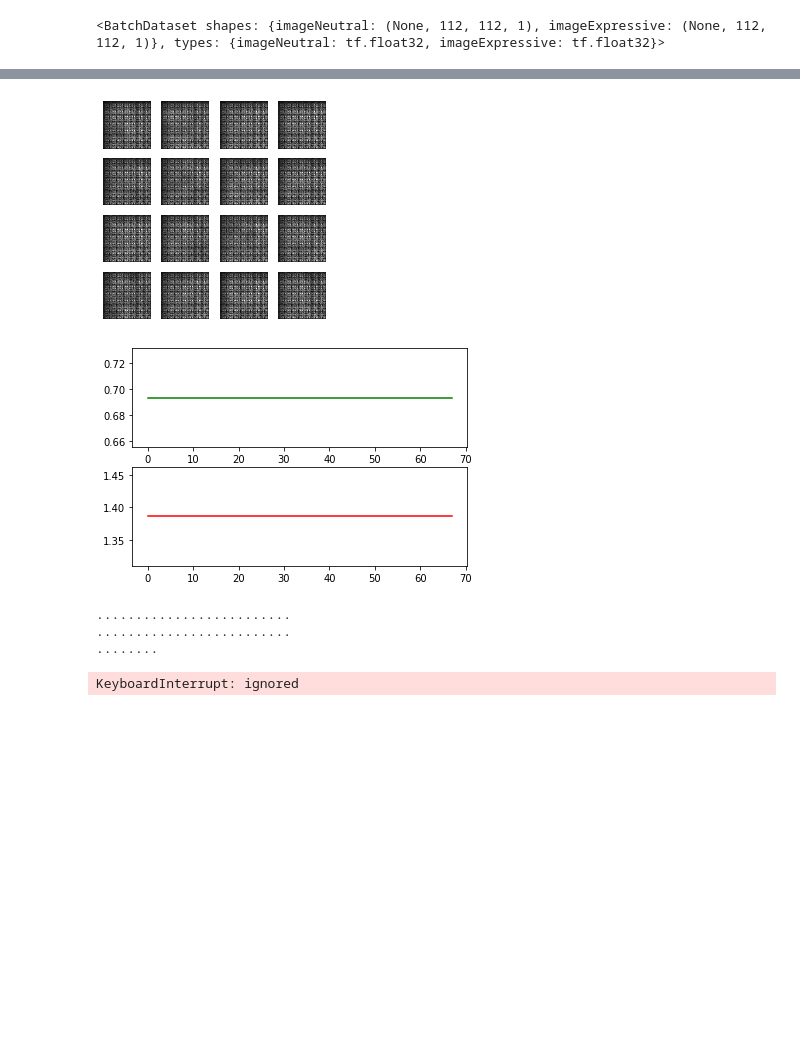
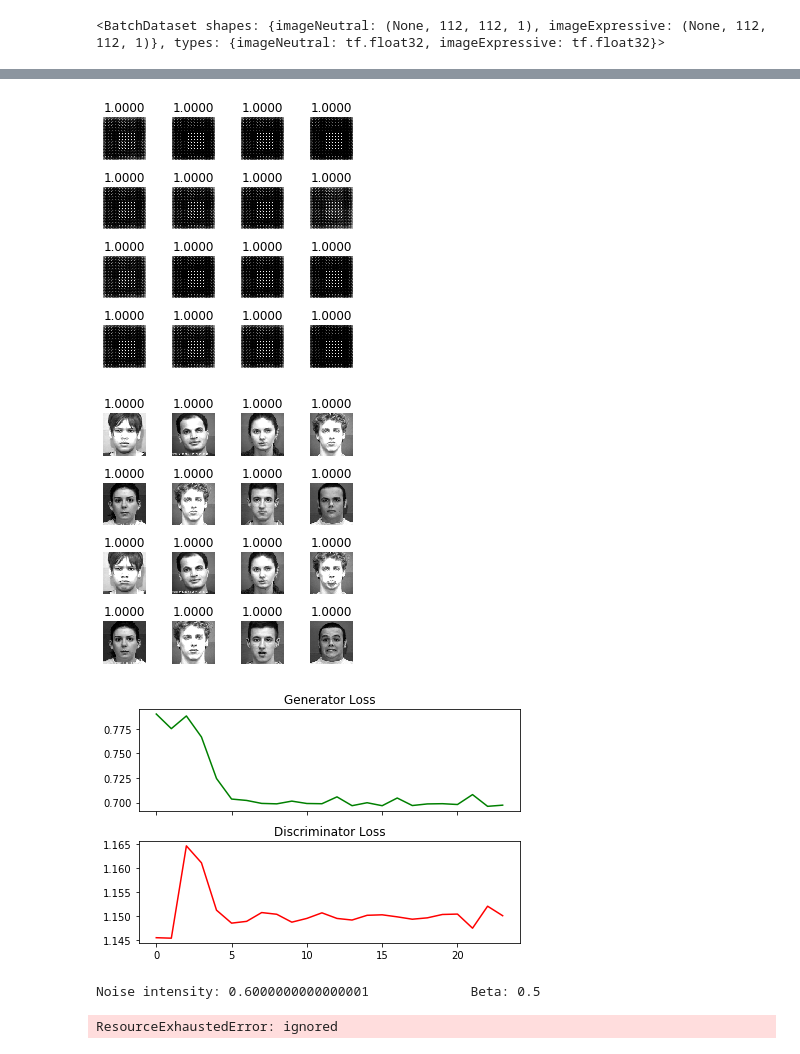
Before and after one commit to willtc111/StoicNet, a Jupyter notebook: Trainer.ipynb, the cells around one changed output, grey strips where cells are left out. Drawn from its saved outputs; the diff is of its cells as text; code cells hidden in the pictures; blank space fills up the shorter version.

Commit message:
Discriminator thinks everything is real...

```diff
--- a/Trainer.ipynb
+++ b/Trainer.ipynb
@@ -62,13 +66,15 @@ def parser(record):
     imageNeutral = tf.image.resize(imageNeutral, size=[IMG_HEIGHT,IMG_WIDTH])
     imageExpressive = tf.image.resize(imageExpressive, size=[IMG_HEIGHT,IMG_WIDTH])
 
-    imageNeutral /= 255
-    imageExpressive /= 255
+    imageNeutral /= (255/2)
+    imageExpressive /= (255/2)
+    imageNeutral -= 1
+    imageExpressive -= 1
 
     return {"imageNeutral":imageNeutral, "imageExpressive":imageExpressive}
 # %%
 
-BATCH_SIZE = 100
+BATCH_SIZE = 50
 
 DB_PATH = '/content/drive/My Drive/StoicNetData/'
 raw_train = tf.data.TFRecordDataset(DB_PATH + "train.tfrecords")
@@ -209,6 +226,7 @@ class Discriminator(tf.keras.Model):
             tf.keras.layers.Dense(1, activation='sigmoid'),
         ], name="discriminator")
 
+    @tf.function
     def decide(self, x):
         return self.discriminator(x)
 # %%
@@ -316,6 +357,6 @@ def plot_GAN_loss(ls):
 # Get this round's inspirational photo...
 for image_features in parsed_train.take(1):
     image_raw = image_features['imageExpressive'].numpy()
-    plt.imshow(np.squeeze(image_raw[0,:,:,:]), cmap='gray', vmin=0, vmax=1)
+    plt.imshow(np.squeeze(image_raw[0,:,:,:]+np.random.normal(0.0, 0.6, [112,112,1])), cmap='gray', vmin=-1, vmax=1)
     plt.show()
 # %% [output]
@@ -323,21 +364,29 @@ for image_features in parsed_train.take(1):
 # %%
 # Save image for pre-training
-generate_and_save_images(generator, 0, random_vector_for_generation)
+generate_and_save_images(generator, discriminator, 0, random_vector_for_generation)
+max_noise_intensity = 0.8
+max_beta = 1
+ramp_end = 50
 
 ls = []
 for epoch in range(1, epochs+1):
     # Train
     start_time = time.time()
     batchCounter = 0
+    noise_intensity = max_noise_intensity * (1 - (epoch / epochs))
+    beta = min(1, max_beta * (epoch / 50))
+    print("Noise intensity: {0}\t\tBeta: {1}".format(noise_intensity, beta))
     for image_features in parsed_train:
         neutral_raw = image_features['imageNeutral'].numpy()
+        neutral_noise = neutral_raw + np.random.normal(0, noise_intensity, neutral_raw.shape)
         assert not np.any(np.isnan(neutral_raw))
         expressive_raw = image_features['imageExpressive'].numpy()
         assert not np.any(np.isnan(expressive_raw))
 
         compute_apply_gradients(generator, discriminator,
-                                neutral_raw, expressive_raw,
-                                generator_optimizer, discriminator_optimizer)
+                                tf.convert_to_tensor(neutral_raw), tf.convert_to_tensor(expressive_raw),
+                                generator_optimizer, discriminator_optimizer,
+                                beta)
 
         batchCounter += 1
         if batchCounter % 25 == 0:
@@ -352,8 +401,10 @@ for epoch in range(1, epochs+1):
     for image_features in parsed_test:
         neutral_raw = image_features['imageNeutral'].numpy()
         expressive_raw = image_features['imageExpressive'].numpy()
+
         gl, dl = compute_loss(generator, discriminator,
-                              neutral_raw, expressive_raw)
+                              neutral_raw, expressive_raw,
+                              beta)
         gloss(gl)
         dloss(dl)
     gl = gloss.result()
@@ -363,10 +414,20 @@ for epoch in range(1, epochs+1):
     print('Epoch {0}, Test set gloss {1}, dloss {2}, '
         'time elapsed for current epoch {3:.1f}'.format(
             epoch, gl, dl, end_time - start_time))
-    generate_and_save_images(generator, epoch, random_vector_for_generation)
+    generate_and_save_images(generator, discriminator, epoch, random_vector_for_generation)
+
+    display_real = True
+    for image_features in parsed_test:
+        neutral_raw = image_features['imageNeutral'].numpy()
+        expressive_raw = image_features['imageExpressive'].numpy()
+        if display_real:
+            display_discrim_images(np.concatenate((neutral_raw[0:8], expressive_raw[0:8]), axis=0),
+                                   discriminator)
+            break
+
     plot_GAN_loss(ls)
 
-    # Save the model every 10 epochs
-    if (epoch + 1) % 10 == 0:
+    # Save the model from time to time
+    if (epoch + 1) % 20 == 0:
       checkpoint.save(file_prefix = checkpoint_prefix)
 # %% [output]
@@ -374,6 +435,5 @@ Epoch 68, Test set gloss 0.6931475400924683, dloss 1.3862950801849365, time elap
-[figure, old version]
+[figure, new version]
-[figure, old version]
+[figure, new version]
+[figure, added]
-.........................
-.........................
-........
+Noise intensity: 0.6000000000000001             Beta: 0.5
-KeyboardInterrupt: ignored
+ResourceExhaustedError: ignored
```
Also changed, not shown: parts of 8 cells of this notebook.
